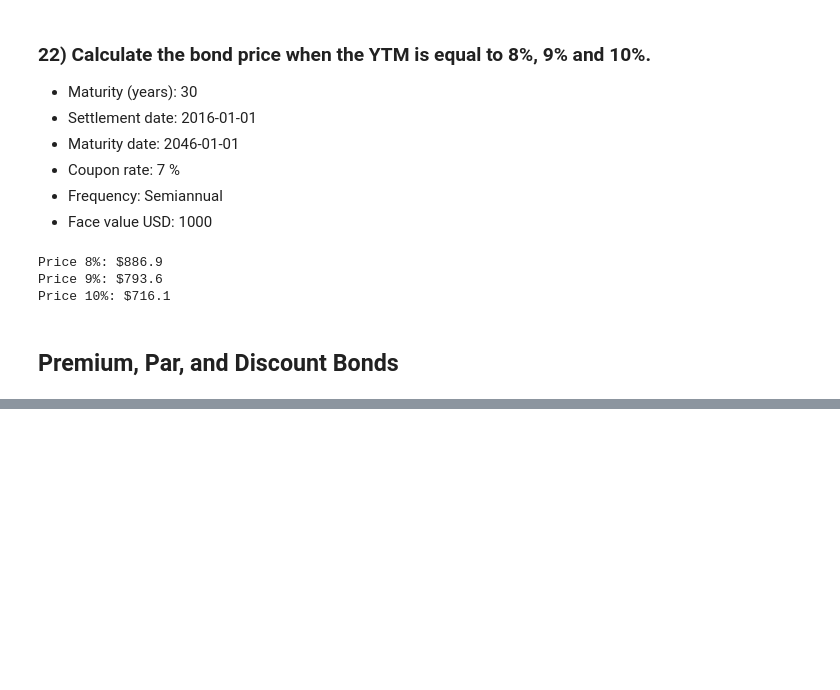
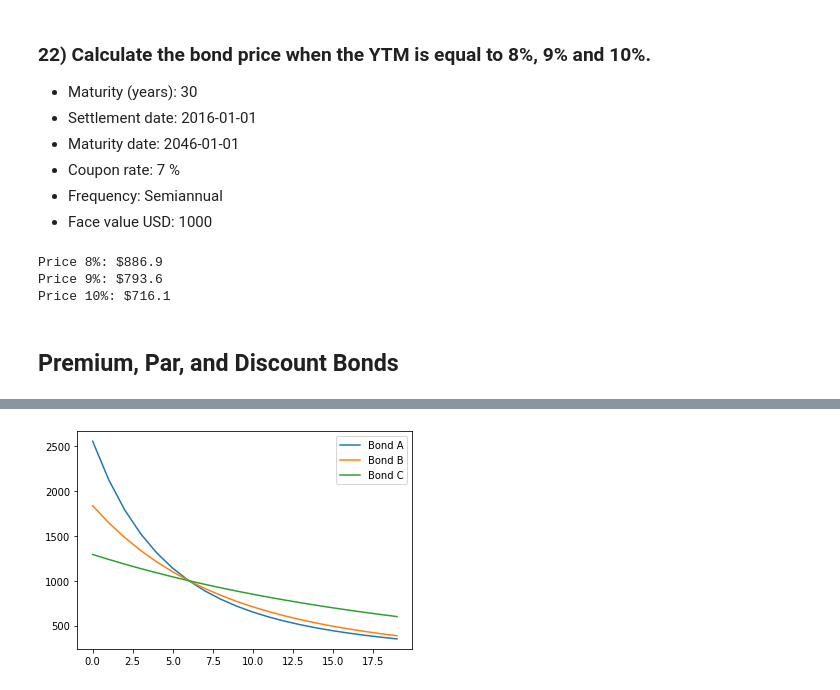
Before and after one commit to LopezMarioAlberto/FinancialMarketAnalysis, a Jupyter notebook: FMA02_BondPricing.ipynb, the cells around one changed output, grey strips where cells are left out. Cells and saved outputs as stored; diff of their text form; code cells hidden in the pictures; blank space fills up the shorter version.

```diff
--- a/FMA02_BondPricing.ipynb
+++ b/FMA02_BondPricing.ipynb
@@ -679,0 +687,19 @@ Price 10%: $716.1
+# %%
+def bond_ytm_graph(ytm_min, ytm_max, maturity, fv, coupon_per, freq=1):
+  rows = []
+
+  for y in range(ytm_min, ytm_max + 1):
+    row = []
+    row.append(y)
+
+    for m in maturity:
+      row.append(bond_price(fv, m, y, coupon_per, freq))
+
+    rows.append(row)
+
+  return rows
+
+prices = bond_ytm_graph(1, 20, [30, 15, 5], 1000, 7, 2)
+columns = ['YTM%','Bond A', 'Bond B', 'Bond C']
+df_prices = pd.DataFrame(prices, columns = columns)
+df_prices
@@ -679,0 +724,5 @@ Price 10%: $716.1
+# %%
+df_prices.plot(y=['Bond A', 'Bond B', 'Bond C'])
+plt.show()
+# %% [output]
+[figure, added]
```
Also changed, not shown: parts of 21 cells of this notebook.
